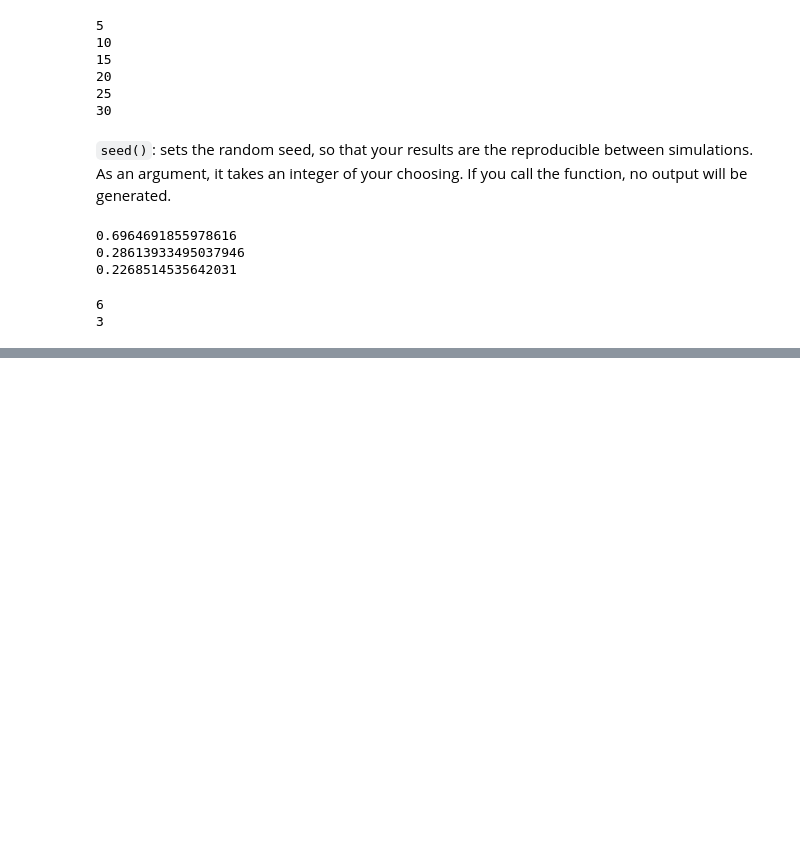
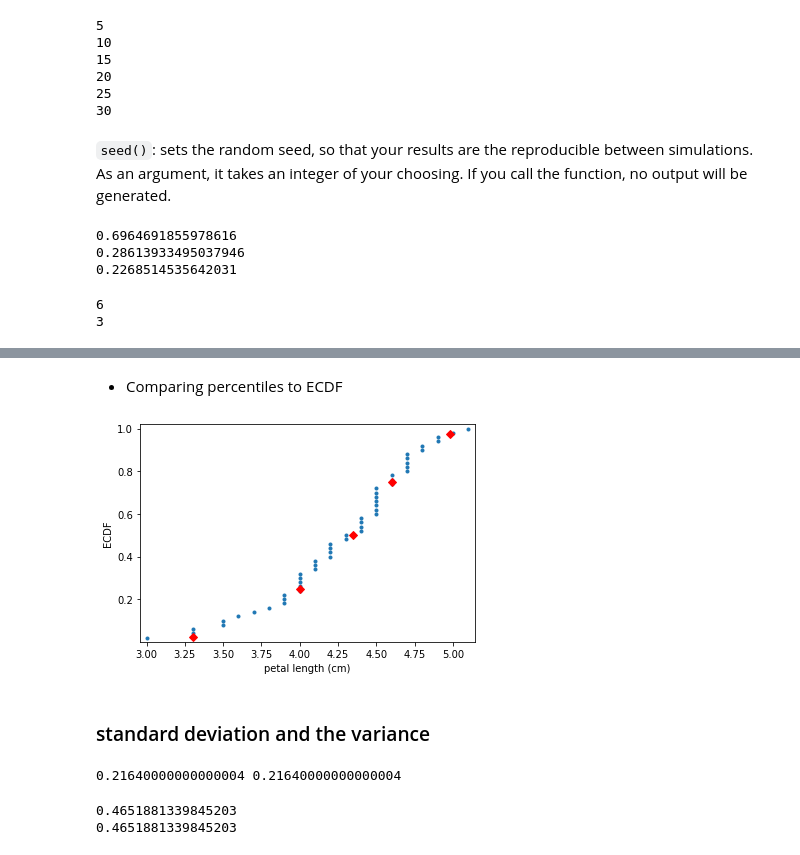
Before and after one commit to kurtsenol/phyton_practices, a Jupyter notebook: Numpy.ipynb, the cells around one changed output, grey strips where cells are left out. Drawn from its saved outputs; the diff is of its cells as text; code cells hidden in the pictures; blank space fills up the shorter version.

```diff
--- a/Numpy.ipynb
+++ b/Numpy.ipynb
@@ -271,0 +311,66 @@ print(np.random.randint(1, 7))
+# %% [markdown]
+* Comparing percentiles to ECDF
+# %%
+import matplotlib.pyplot as plt
+
+x_vers = np.array([3.,  3.3,  3.3,  3.5,  3.5,  3.6,  3.7,  3.8,  3.9,  3.9,  3.9,
+                   4.,  4.,  4.,  4.,  4.,  4.1,  4.1,  4.1,  4.2,  4.2,  4.2,
+                   4.2,  4.3,  4.3,  4.4,  4.4,  4.4,  4.4,  4.5,  4.5,  4.5,  4.5,
+                   4.5,  4.5,  4.5,  4.6,  4.6,  4.6,  4.7,  4.7,  4.7,  4.7,  4.7,
+                   4.8,  4.8,  4.9,  4.9,  5.,  5.1])
+
+y_vers = np.array([0.02,  0.04,  0.06,  0.08,  0.1,  0.12,  0.14,  0.16,  0.18,
+                   0.2,  0.22,  0.24,  0.26,  0.28,  0.3,  0.32,  0.34,  0.36,
+                   0.38,  0.4,  0.42,  0.44,  0.46,  0.48,  0.5,  0.52,  0.54,
+                   0.56,  0.58,  0.6,  0.62,  0.64,  0.66,  0.68,  0.7,  0.72,
+                   0.74,  0.76,  0.78,  0.8,  0.82,  0.84,  0.86,  0.88,  0.9,
+                   0.92,  0.94,  0.96,  0.98,  1.])
+
+percentiles = np.array([2.5,  25.,  50.,  75.,  97.5])
+
+# Plot the ECDF
+_ = plt.plot(x_vers, y_vers, '.')
+plt.margins(0.02)
+_ = plt.xlabel('petal length (cm)')
+_ = plt.ylabel('ECDF')
+
+# Overlay percentiles as red diamonds.
+_ = plt.plot(ptiles_vers, percentiles / 100, marker='D', color='red',
+             linestyle='none')
+
+# Show the plot
+plt.show()
+# %% [output]
+[figure, added]
+# %% [markdown]
+### standard deviation and the variance
+# %%
+# Array of differences to mean: differences
+differences = np.array(versicolor_petal_length -
+                       np.mean(versicolor_petal_length))
+
+# Square the differences: diff_sq
+diff_sq = differences ** 2
+
+# Compute the mean square difference: variance_explicit
+variance_explicit = np.mean(diff_sq)
+
+# Compute the variance using NumPy: variance_np
+variance_np = np.var(versicolor_petal_length)
+
+# Print the results
+print(variance_explicit, variance_np)
+# %% [output]
+0.21640000000000004 0.21640000000000004
+# %%
+# Compute the variance: variance
+variance = np.var(versicolor_petal_length)
+
+# Print the square root of the variance
+print(np.sqrt(variance))
+
+# Print the standard deviation
+print(np.std(versicolor_petal_length))
+# %% [output]
+0.4651881339845203
+0.4651881339845203
```
Also changed, not shown: parts of 8 cells of this notebook, 3 other files.
